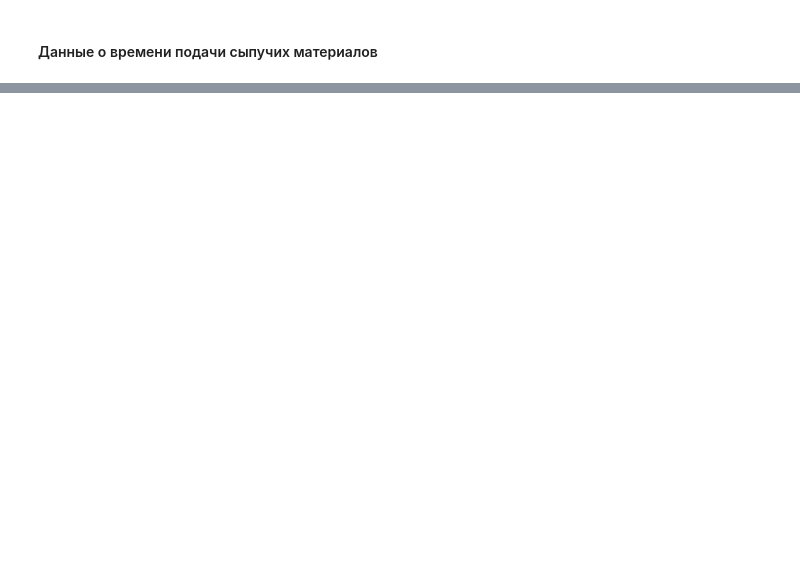
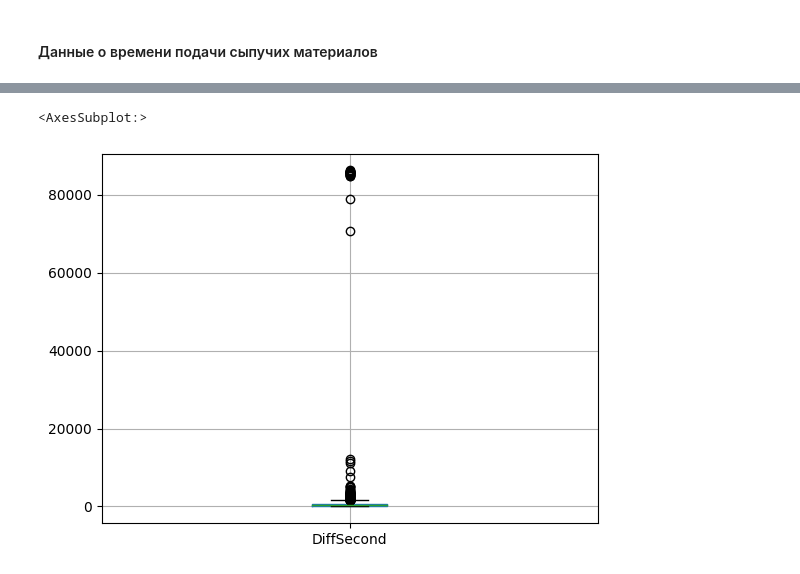
Before and after one commit to akrasnov87/yandex-practicum-final-project, a Jupyter notebook: industry.ipynb, the cells around one changed output, grey strips where cells are left out. Cells and saved outputs as stored; diff of their text form; code cells hidden in the pictures; blank space fills up the shorter version.

```diff
--- a/industry.ipynb
+++ b/industry.ipynb
@@ -351,0 +453,20 @@ memory usage: 768.0+ bytes
+# %%
+def get_min_value(row):
+    return np.min(row.values, where=~np.isnan(row.values), initial=86400)
+
+def get_max_value(row):
+    return np.max(row.values, where=~np.isnan(row.values), initial=0)
+# %%
+colsTime = []
+for col in cols:
+    colsTime.append(f'{col}Time')
+# %%
+data_bulk_time['MinSecond'] = data_bulk_time[colsTime].apply(get_min_value, axis=1)
+data_bulk_time['MaxSecond'] = data_bulk_time[colsTime].apply(get_max_value, axis=1)
+# %%
+data_bulk_time['DiffSecond'] = data_bulk_time['MaxSecond'] - data_bulk_time['MinSecond']
+# %%
+data_bulk_time.boxplot('DiffSecond')
+# %% [output]
+<AxesSubplot:>
+[figure, added]
```
Also changed, not shown: parts of 30 cells of this notebook.
